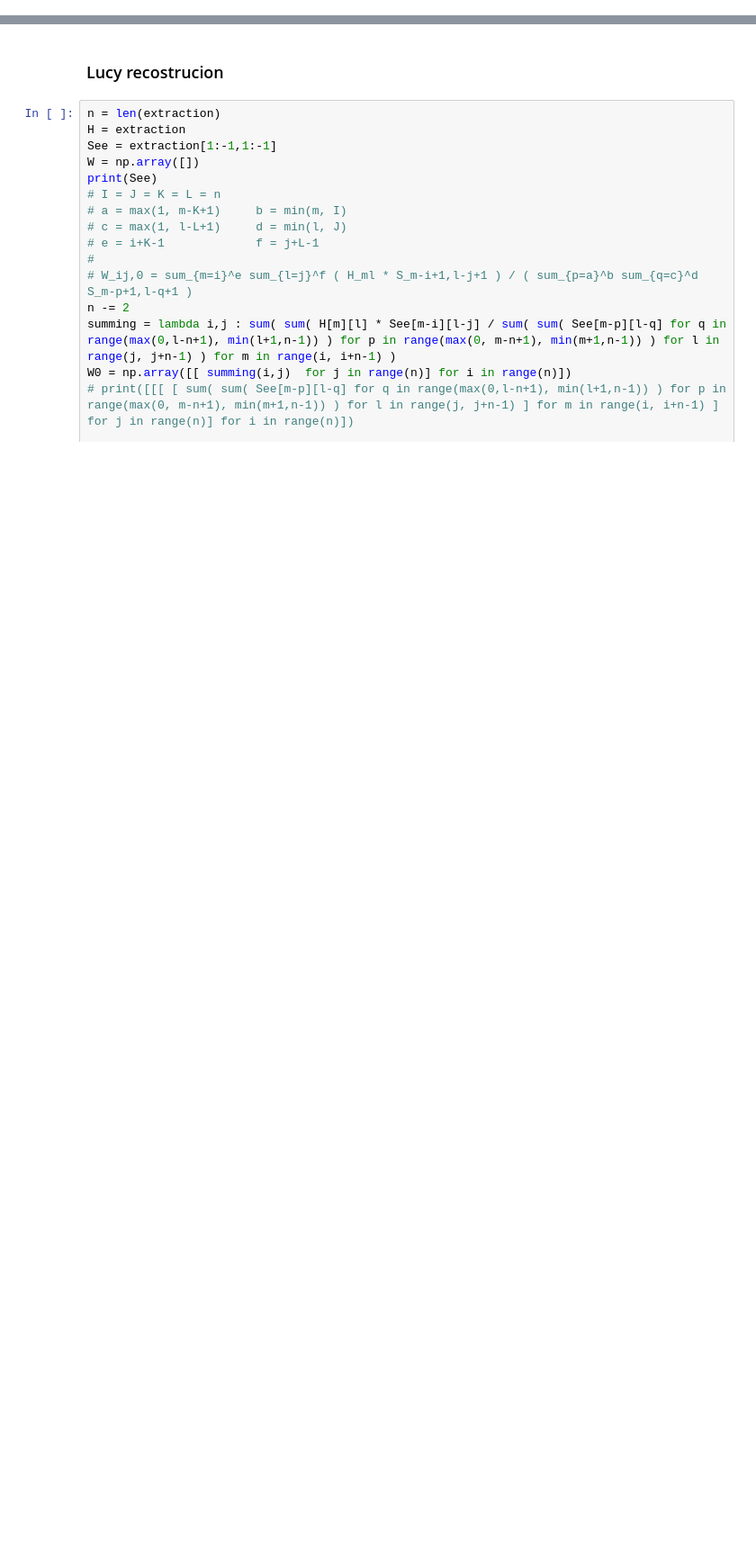
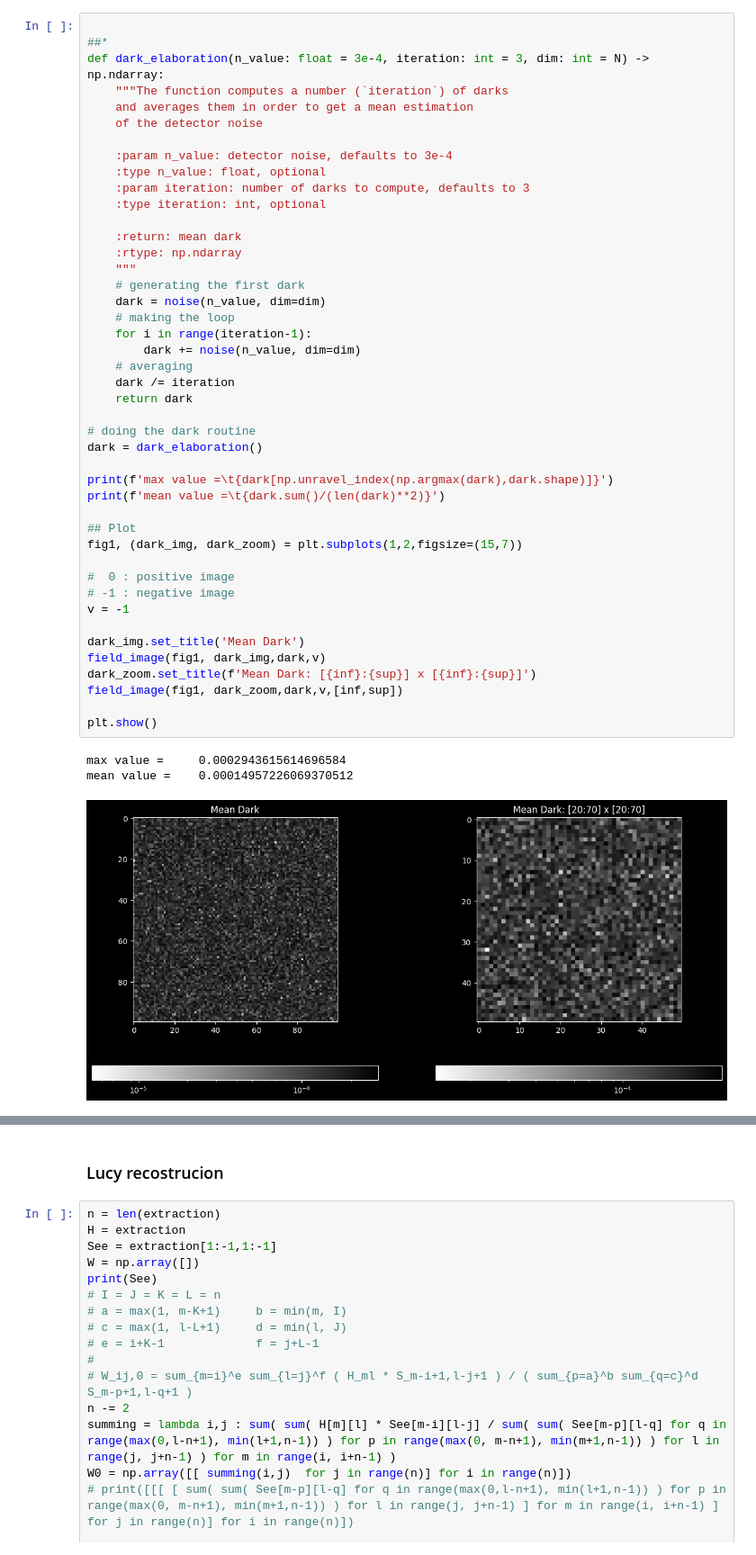
Before and after one commit to 00-berni/proj_2, a Jupyter notebook: notebook/implementation_notebook.ipynb, the cells around one changed output, grey strips where cells are left out. Shown at 90% size. Saved outputs shown, nothing was run; the diff lists cells and outputs as text; blank space fills up the shorter version.

```diff
--- a/notebook/implementation_notebook.ipynb
+++ b/notebook/implementation_notebook.ipynb
@@ -1152,0 +529,48 @@ NameError: name 'max_dark' is not defined
+# %%
+
+##*
+def dark_elaboration(n_value: float = 3e-4, iteration: int = 3, dim: int = N) -> np.ndarray:
+    """The function computes a number (`iteration`) of darks
+    and averages them in order to get a mean estimation
+    of the detector noise
+
+    :param n_value: detector noise, defaults to 3e-4
+    :type n_value: float, optional
+    :param iteration: number of darks to compute, defaults to 3
+    :type iteration: int, optional
+
+    :return: mean dark
+    :rtype: np.ndarray
+    """
+    # generating the first dark
+    dark = noise(n_value, dim=dim)
+    # making the loop
+    for i in range(iteration-1):
+        dark += noise(n_value, dim=dim)
+    # averaging
+    dark /= iteration
+    return dark
+
+# doing the dark routine
+dark = dark_elaboration()
+
+print(f'max value =\t{dark[np.unravel_index(np.argmax(dark),dark.shape)]}')
+print(f'mean value =\t{dark.sum()/(len(dark)**2)}')
+
+## Plot
+fig1, (dark_img, dark_zoom) = plt.subplots(1,2,figsize=(15,7))
+
+#  0 : positive image
+# -1 : negative image
+v = -1
+
+dark_img.set_title('Mean Dark')
+field_image(fig1, dark_img,dark,v)
+dark_zoom.set_title(f'Mean Dark: [{inf}:{sup}] x [{inf}:{sup}]')
+field_image(fig1, dark_zoom,dark,v,[inf,sup])
+
+plt.show()
+# %% [output]
+max value =     0.0002943615614696584
+mean value =    0.00014957226069370512
+[figure, added]
```
Also changed, not shown: parts of 37 cells of this notebook.
